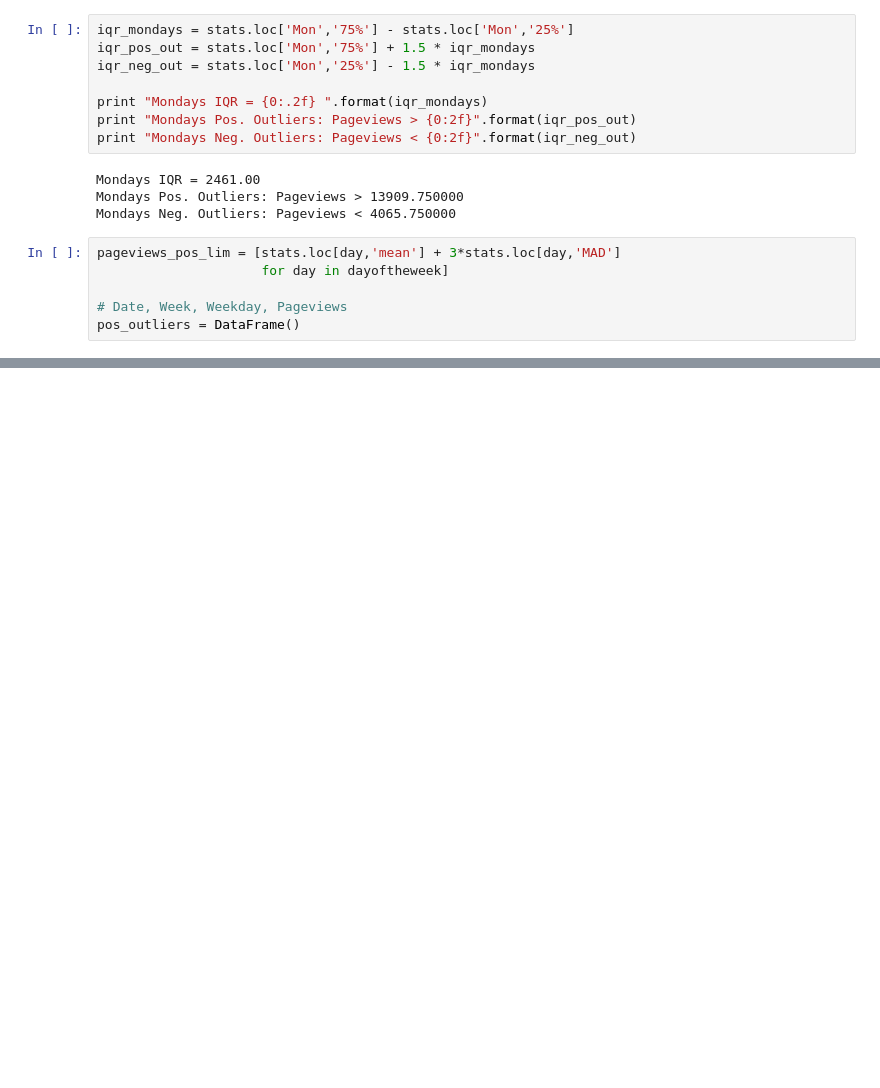
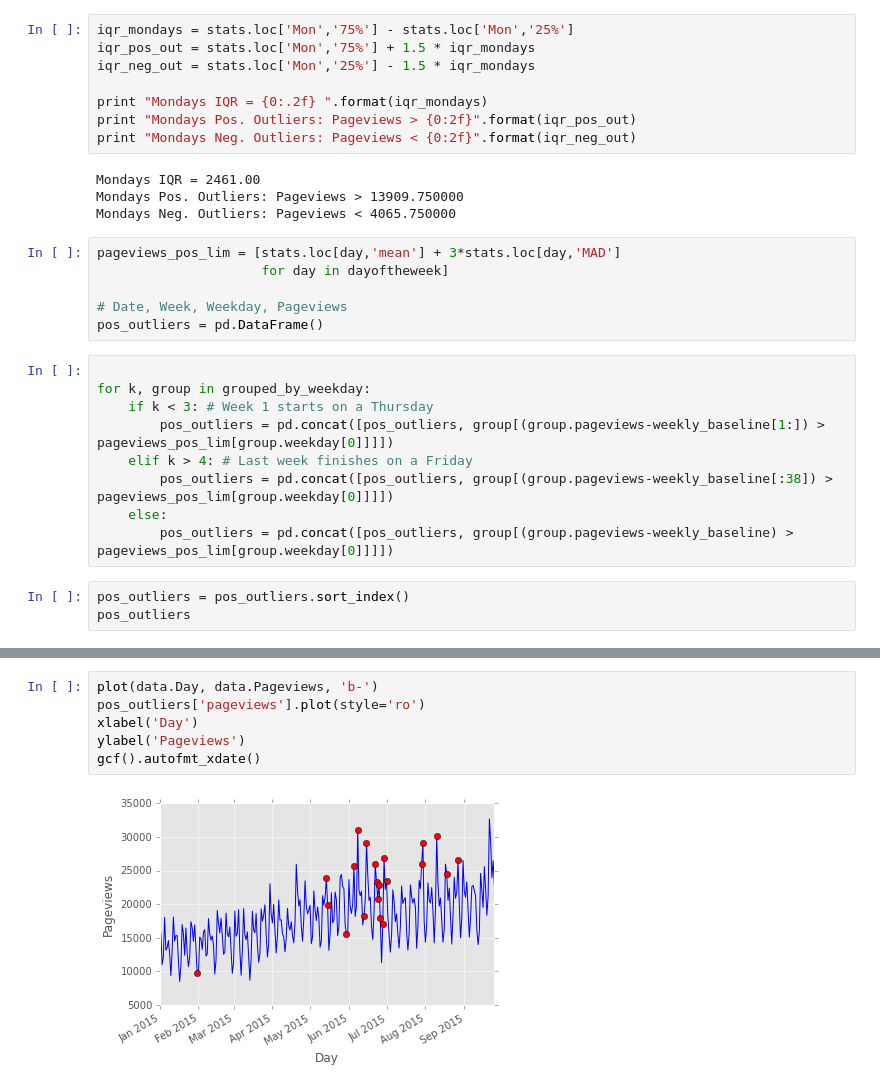
Before and after one commit to bbertincourt/DSC, a Jupyter notebook: dsc2t/dsc2t.ipynb, the cells around one changed output, grey strips where cells are left out. Saved outputs shown, nothing was run; the diff lists cells and outputs as text; blank space fills up the shorter version.

Commit message:
Added outliers dataframe.

```diff
--- a/dsc2t/dsc2t.ipynb
+++ b/dsc2t/dsc2t.ipynb
@@ -424,4 +424,16 @@ pageviews_pos_lim = [stats.loc[day,'mean'] + 3*stats.loc[day,'MAD']
                      for day in dayoftheweek]
 
 # Date, Week, Weekday, Pageviews
-pos_outliers = DataFrame()
+pos_outliers = pd.DataFrame()
+# %%
+
+for k, group in grouped_by_weekday:
+    if k < 3: # Week 1 starts on a Thursday
+        pos_outliers = pd.concat([pos_outliers, group[(group.pageviews-weekly_baseline[1:]) > pageviews_pos_lim[group.weekday[0]]]])
+    elif k > 4: # Last week finishes on a Friday
+        pos_outliers = pd.concat([pos_outliers, group[(group.pageviews-weekly_baseline[:38]) > pageviews_pos_lim[group.weekday[0]]]])
+    else:
+        pos_outliers = pd.concat([pos_outliers, group[(group.pageviews-weekly_baseline) > pageviews_pos_lim[group.weekday[0]]]])
+# %%
+pos_outliers = pos_outliers.sort_index()
+pos_outliers
@@ -427,0 +458,8 @@ pos_outliers = DataFrame()
+# %%
+plot(data.Day, data.Pageviews, 'b-')
+pos_outliers['pageviews'].plot(style='ro')
+xlabel('Day')
+ylabel('Pageviews')
+gcf().autofmt_xdate()
+# %% [output]
+[figure, added]
```
Also changed, not shown: parts of 4 cells of this notebook.
